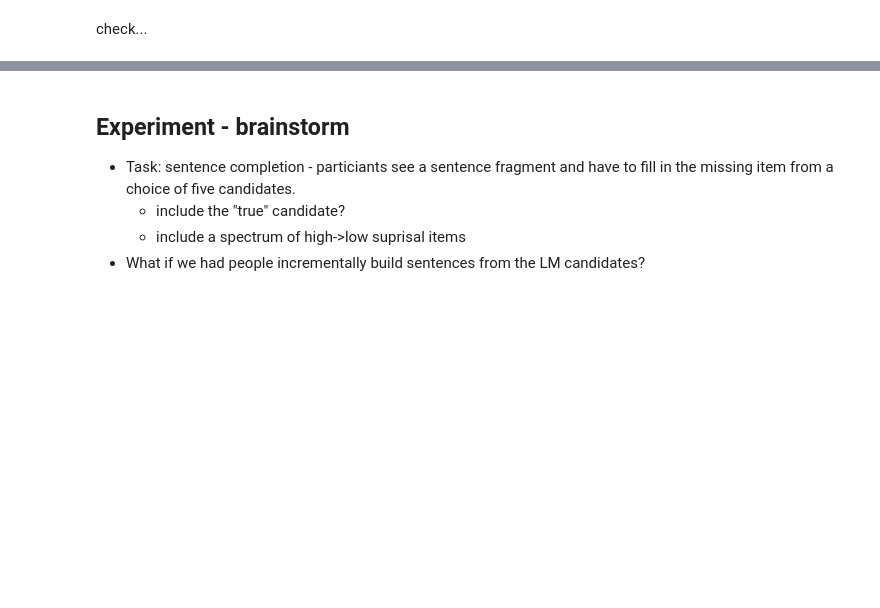
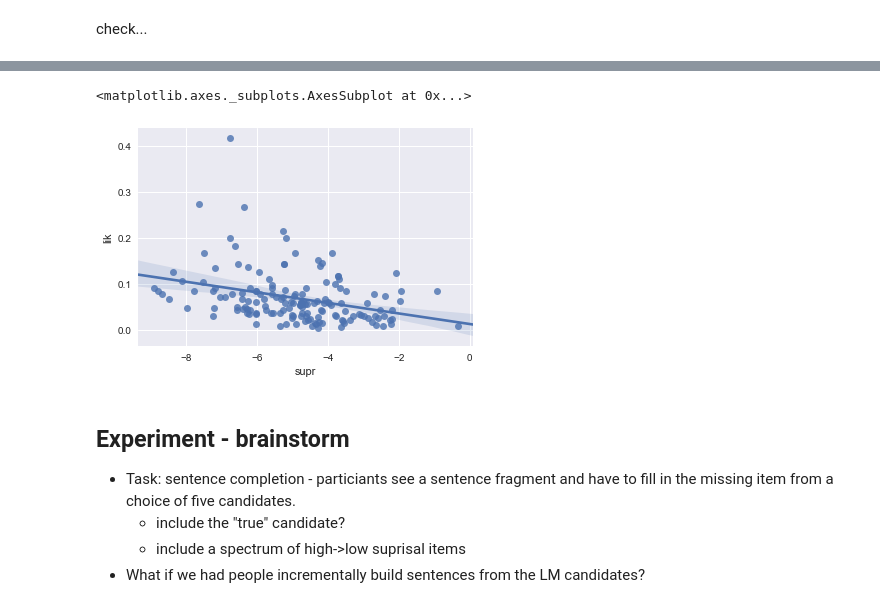
Before and after one commit to benpeloquin7/rsa-uid, a Jupyter notebook: Analyses/rsa-uid-switchboard.ipynb, the cells around one changed output, grey strips where cells are left out. Cells and saved outputs as stored; diff of their text form; code cells hidden in the pictures; blank space fills up the shorter version.

Commit message:
prelim switchboard analysis with bigram shows indication of suprisal~uh usage.

```diff
--- a/Analyses/rsa-uid-switchboard.ipynb
+++ b/Analyses/rsa-uid-switchboard.ipynb
@@ -101,12 +115,18 @@ class Ngram:
     def get_candidates(self, token):
         return self.lm[token]
 
-    def get_lm_prob(self, tup):
+    def get_cond_prob(self, tup):
         context = tup[0:self.n-1]
         target = tup[self.n-1]
         num = self.lm[context][target]
         denom = np.sum([d[1] for d in self.lm[context].items()])
-        return num / denom
+        return num / denom if denom != 0 else 0.0
+
+    def get_cond_count(self, tup):
+        context = tup[0:self.n-1]
+        target = tup[self.n-1]
+        num = self.lm[context][target]
+        return num
 # %% [markdown]
 check...
 # %%
@@ -123,0 +149,5 @@ ng.ingest(orderedTokens)
+# %%
+ng_all = Ngram(n=3)
+ng_all.ingest(orderedTokensAll)
+ng_no_uh = Ngram(n=2)
+ng_no_uh.ingest(orderedTokensNoUhs)
@@ -123,0 +183,26 @@ ng.ingest(orderedTokens)
+# %%
+d = []
+for s in uhStrs:
+    three_tuples = getKtuple(s, 3)
+    for i, k in enumerate(three_tuples):
+        if k[1] == 'uh' and sum([i == 'uh' for i in k]) == 1:
+            before = k[0]
+            after = k[2]
+            t = (before, after)
+            non_uh_cnt = ng_no_uh.get_cond_count(t)
+            uh_cnt = ng_all.get_cond_count(k)
+            if uh_cnt > non_uh_cnt:
+                pdb.set_trace()
+            lik = uh_cnt / non_uh_cnt
+            surp = np.log2(ng_no_uh.get_cond_prob(t))
+            data = {
+                'before': before,
+                'after': after,
+                'lik': lik,
+                'supr': surp,
+                'total':non_uh_cnt
+            }
+            d.append(data)
+# %%
+df = pd.DataFrame(d).drop_duplicates()
+# df.to_csv('switchboard-uh-data-20171214.csv')
@@ -124,3 +230,8 @@ ng.ingest(orderedTokens)
+# %%
+sns.regplot(x='supr', y='lik', data=df[df['total']>10])
+# %% [output]
+<matplotlib.axes._subplots.AxesSubplot at 0x...>
+[figure, added]
 # %% [markdown]
 ## Experiment - brainstorm
 
```
Also changed, not shown: parts of 30 cells of this notebook, 2 other files.
